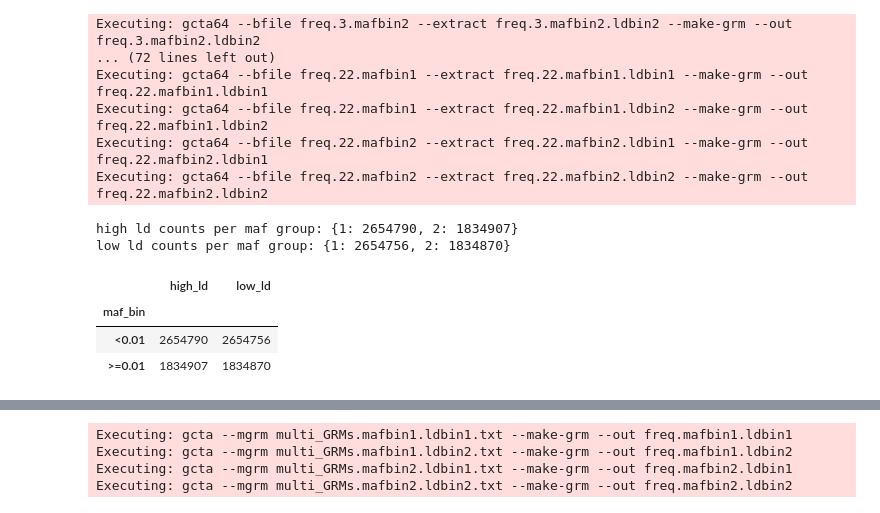
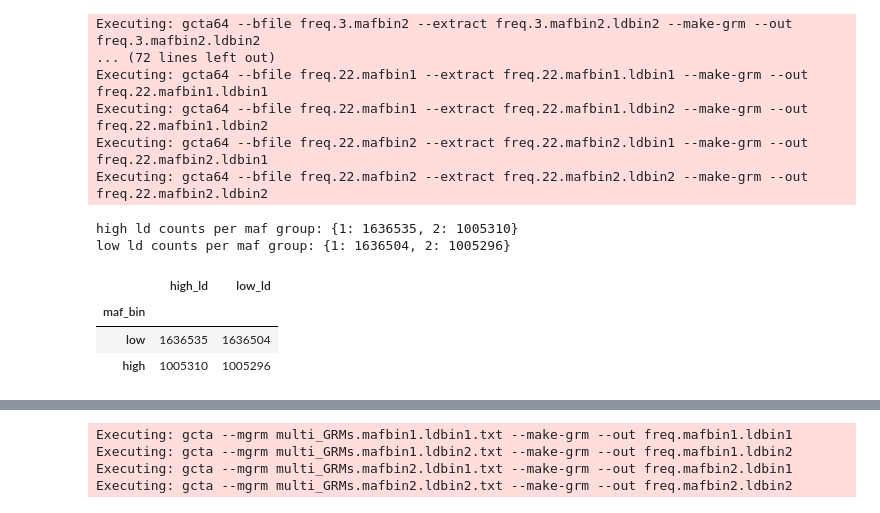
Before and after one commit to dvitale199/rare_variants, a Jupyter notebook: rare_variant_analysis.ipynb, the cells around one changed output, grey strips where cells are left out. Drawn from its saved outputs; the diff is of its cells as text; code cells hidden in the pictures.

```diff
--- a/rare_variant_analysis.ipynb
+++ b/rare_variant_analysis.ipynb
@@ -84,0 +145,11 @@ plink2 --pfile {pfile}\
+# %%
+with open('_baseline_reml.swarm', 'w') as f:
+    gcta_baseline_reml_cmd = f'\
+gcta64 --grm baseline_grm\
+ --reml\
+ --pheno {idfile}\
+ --qcovar chr1.pca.20.eigenvec\
+ --out baseline_reml\
+ --thread-num 10'
+    f.write(gcta_baseline_reml_cmd)
+    f.close
@@ -91,13 +166,23 @@ import dask
 import dask.dataframe as dd
 
 def MAFbin(x):
-    if x>0.05:
-        if x<0.25:
+    if x>0.075:
+        if x<0.3:
             return(1)
         else:
             return(2)
     else:
         return(0)
+
+
+# def MAFbin(x):
+#     if x>0.05:
+#         if x<0.25:
+#             return(1)
+#         else:
+#             return(2)
+#     else:
+#         return(0)
 
 
 
@@ -222,7 +312,8 @@ ValueError: Length mismatch: Expected axis has 23 elements, new values have 22 e
 # %%
 with open('_script2.swarm', 'w') as f:
     for chrnum in range(1,23):
-        pfile = f'{wgsfolder}/pd.june2019.chr{chrnum}.sqc'
+#         pfile = f'{wgsfolder}/pd.june2019.chr{chrnum}.sqc'
+        pfile = f'{wgsfolder}/pd.june2019.chr{chrnum}.freeze9.sqc'
         freqfile = f'freq.{chrnum}'
         for Indx in range(1,3):
             mafbinIndx = f'mafbin{Indx}'
@@ -266,13 +359,13 @@ gcta64 --bfile {mafbinfile}\
 # %%
 for chrnum in range(1,23):
-    pfile = f'{wgsfolder}/pd.june2019.chr{chrnum}.sqc'
+#     pfile = f'{wgsfolder}/pd.june2019.chr{chrnum}.sqc'
+    pfile = f'{wgsfolder}/pd.june2019.chr{chrnum}.freeze9.sqc'
+
+
     freqfile = f'freq.{chrnum}'
     for Indx in range(1,3):
         mafbinIndx = f'mafbin{Indx}'
         mafbinfile =  f'{freqfile}.{mafbinIndx}'
-
-
-
 
         # Note this is the ldscore within the maf bin
         df = dd.read_csv(f'{mafbinfile}.ldbin.score.ld', sep=' ')
@@ -353,21 +446,21 @@ for chrnum in range(1,23):
 # %%
 print(f'high ld counts per maf group: {high_ld_counts_dict}')
 print(f'low ld counts per maf group: {low_ld_counts_dict}')
 high_df = pd.Series(high_ld_counts_dict).to_frame()
 low_df = pd.Series(low_ld_counts_dict).to_frame()
 high_df.columns = ['high_ld']
 low_df.columns = ['low_ld']
 ld_counts_df = high_df.merge(low_df, left_index=True, right_index=True)
 # bins = ['<0.001', '<0.01', '<0.1', '<0.25', '<0.5', '=0.5']
-bins = ['<0.01','>=0.01']
+bins = ['low','high']
 ld_counts_df['maf_bin'] = bins
 ld_counts_df.set_index('maf_bin', inplace=True)
 ld_counts_df.to_csv('_ld_bin_counts.txt', sep='\t')
 ld_counts_df
 # %% [output]
-high ld counts per maf group: {1: 2654790, 2: 1834907}
-low ld counts per maf group: {1: 2654756, 2: 1834870}
+high ld counts per maf group: {1: 1636535, 2: 1005310}
+low ld counts per maf group: {1: 1636504, 2: 1005296}
 |  | high_ld | low_ld |
 | maf_bin |  |  |
-| <0.01 | 2654790 | 2654756 |
-| >=0.01 | 1834907 | 1834870 |
+| low | 1636535 | 1636504 |
+| high | 1005310 | 1005296 |
```
Also changed, not shown: parts of 34 cells of this notebook.
